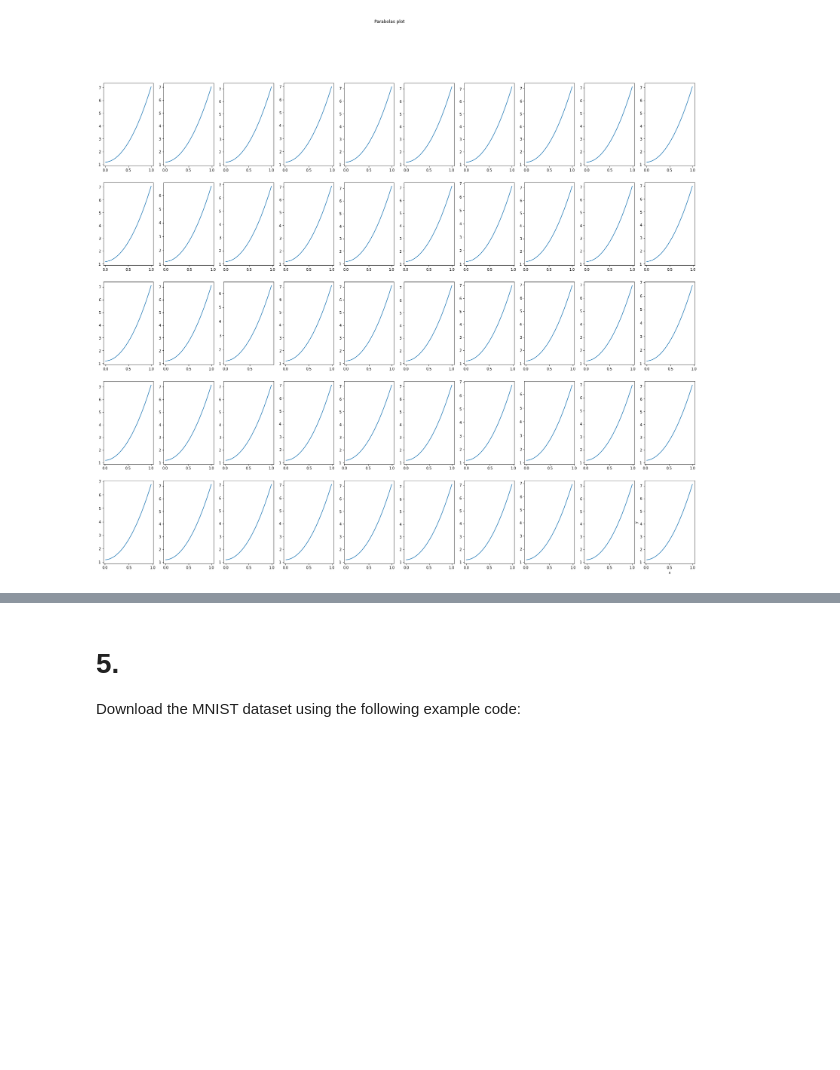
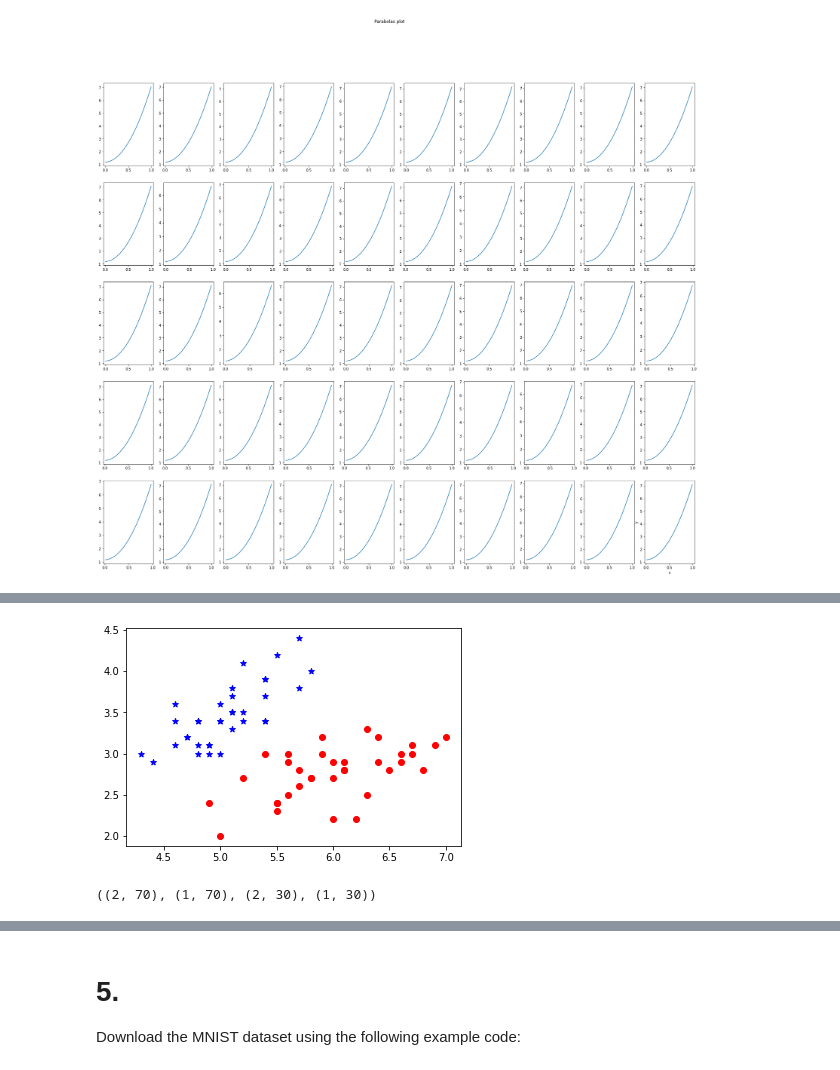
Before and after one commit to mequanent/Deep-Learning, a Jupyter notebook: Maths_for_Deep_Learning.ipynb, the cells around one changed output, grey strips where cells are left out. Cells and saved outputs as stored; diff of their text form; code cells hidden in the pictures; blank space fills up the shorter version.

```diff
--- a/Maths_for_Deep_Learning.ipynb
+++ b/Maths_for_Deep_Learning.ipynb
@@ -177,0 +173,12 @@ test_y = test['y'].flatten()
+# %%
+train_mat = loadmat(r"Ex1/train.mat")
+test_mat = loadmat(r"Ex1/test.mat")
+
+train, test = pd.DataFrame(), pd.DataFrame()
+
+train["x1"], train["x2"] = train_mat['x1'].flatten(),  train_mat['x2']
+test["x1"],test["x2"]  = test_mat['x1'].flatten(),  test_mat['x2']
+
+train["y"], test["y"]  = train_mat['y'], test_mat['y']
+
+train.head(3)
@@ -177,0 +190,6 @@ test_y = test['y'].flatten()
+# %%
+x_train = train.values[:,:2]
+x_test = test.values[:,:2]
+
+y_train = train.values[:,2]
+y_test = test.values[:,2]
@@ -177,0 +216,24 @@ test_y = test['y'].flatten()
+# %%
+MARKERS = ['o', '*']
+COLORS = ['red', 'blue']
+
+def plot_points(xy, labels):
+
+    for i, label in enumerate(set(labels)):
+        points = np.array([xy[j,:] for j in range(len(xy)) if labels[j] == label])
+        marker = MARKERS[i % len(MARKERS)]
+        color = COLORS[i % len(COLORS)]
+        plt.scatter(points[:,0], points[:,1], marker=marker, color=color)
+
+plot_points(x_train, y_train)
+# %% [output]
+[figure, added]
+# %%
+x_train = x_train.T
+x_test = x_test.T
+
+y_train = y_train.reshape(1,-1)
+y_test = y_test.reshape(1,-1)
+x_train.shape, y_train.shape, x_test.shape, y_test.shape
+# %% [output]
+((2, 70), (1, 70), (2, 30), (1, 30))
```
Also changed, not shown: parts of 16 cells of this notebook.
